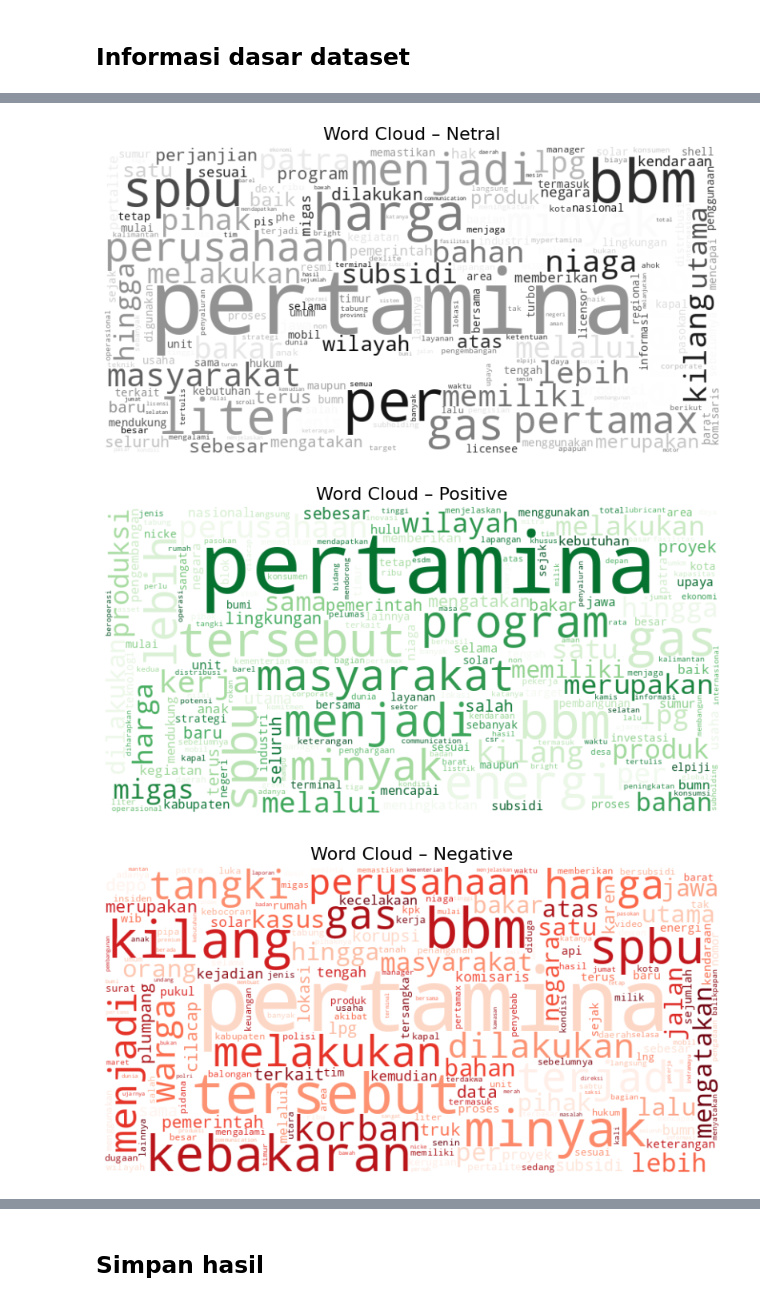
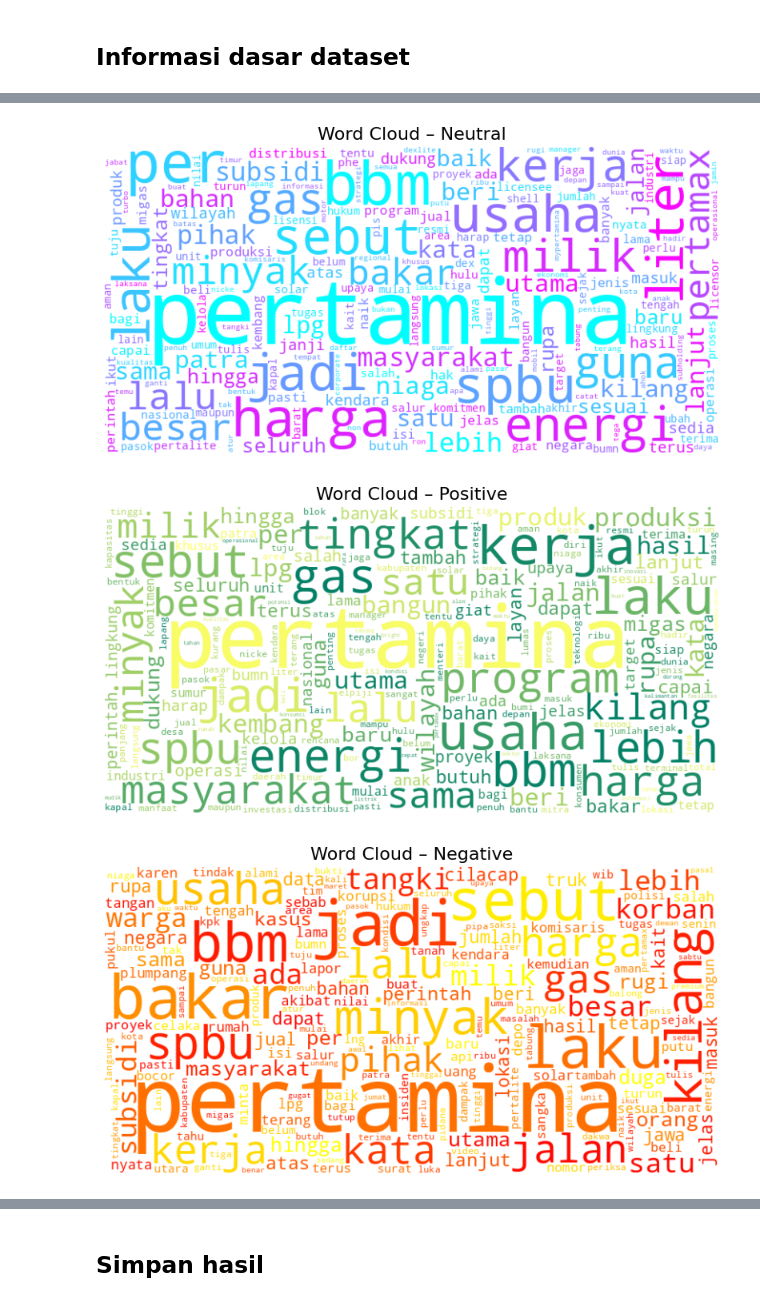
Before and after one commit to yeshaa23/Project-A-Kelompok-4-Pertamina-PBAGenap, a Jupyter notebook: Notebook/EDA.ipynb, the cells around one changed output, grey strips where cells are left out. Saved outputs shown, nothing was run; the diff lists cells and outputs as text; code cells hidden in the pictures.

```diff
--- a/Notebook/EDA.ipynb
+++ b/Notebook/EDA.ipynb
@@ -109,23 +108,20 @@ plt.show()
 # %%
 # Visualisasi Word Cloud per Sentimen
-df['Sentimen'] = df['Sentimen'].replace({'Positif': 'Positive', 'Negatif': 'Negative'})
-
+color_maps = {'Positive':'summer', 'Negative':'autumn', 'Neutral':'cool'}
 sentiments = df['Sentimen'].unique()
-color_maps = {'Positive':'Greens', 'Negative':'Reds', 'Neutral':'Blues'}
-
 for sentiment in sentiments:
-    text = ' '.join(df[df['Sentimen']==sentiment]['text_no_stopwords'].dropna())
+    text = ' '.join(df[df['Sentimen']==sentiment]['final_text_stemmed'].dropna())
     if text:
         wc = WordCloud(width=800, height=400, background_color='white',
-                       colormap=color_maps.get(sentiment, 'Greys'), collocations=False).generate(text)
+                       colormap=color_maps.get(sentiment,'Greys'), collocations=False).generate(text)
         plt.figure(figsize=(10,5))
         plt.imshow(wc, interpolation='bilinear')
         plt.axis('off')
         plt.title(f'Word Cloud – {sentiment}', fontsize=16)
         plt.show()
 # %% [output]
-[figure, old version]
+[figure, new version]
-[figure, old version]
+[figure, new version]
-[figure, old version]
+[figure, new version]
 # %%
 # Visualisasi Frekuensi Kata Teratas per Sentimen
```
Also changed, not shown: parts of 14 cells of this notebook.
